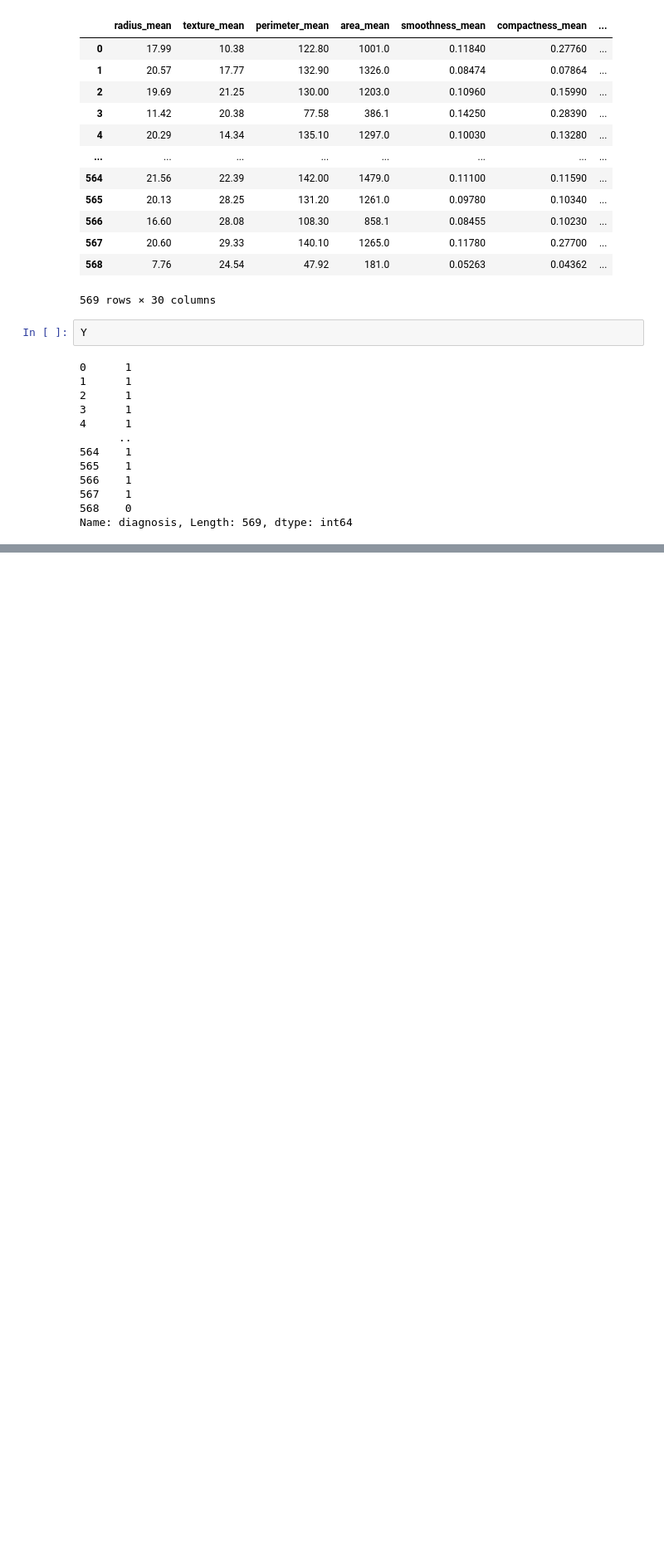
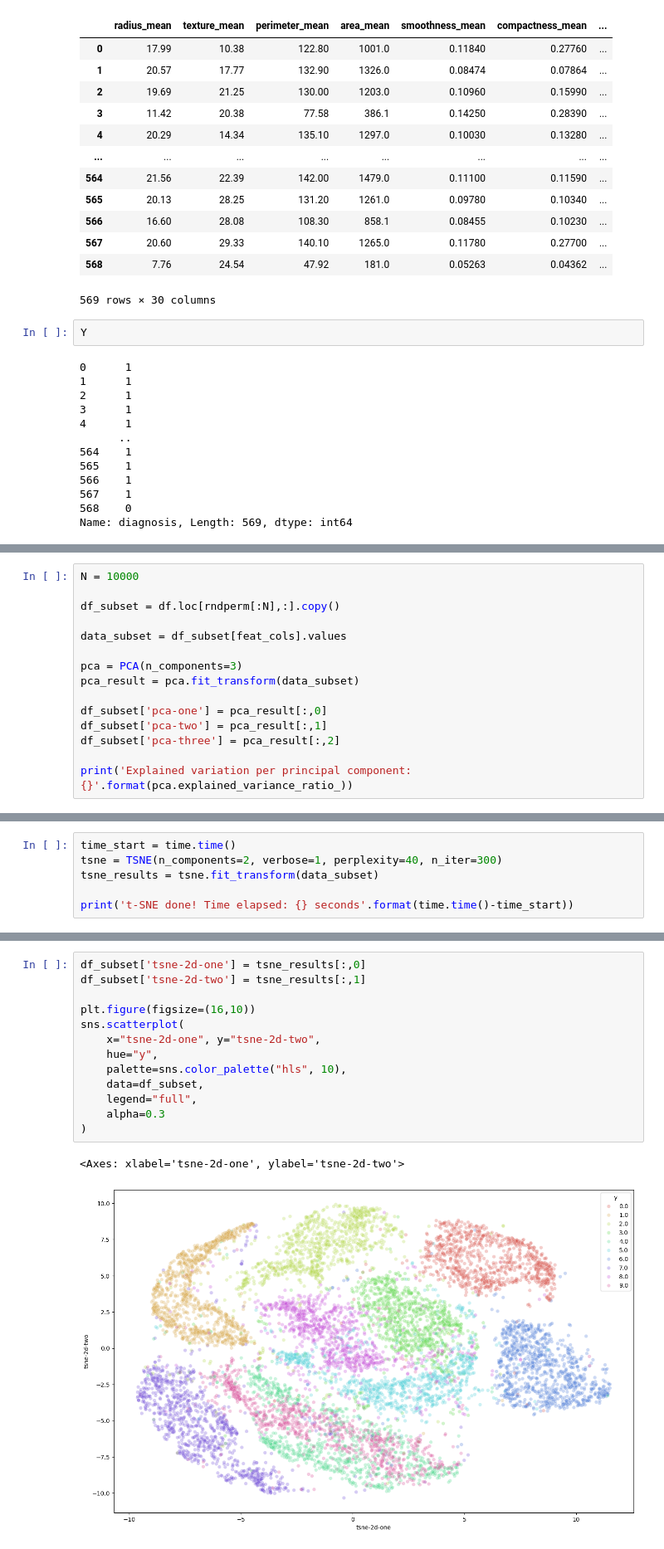
Before and after one commit to MariuszAKS/MachineLearning-JupyterNotebooks, a Jupyter notebook: DimensionReduction.ipynb, the cells around one changed output, grey strips where cells are left out. Shown at 83% size. Drawn from its saved outputs; the diff is of its cells as text; blank space fills up the shorter version.

```diff
--- a/DimensionReduction.ipynb
+++ b/DimensionReduction.ipynb
@@ -144,0 +212,15 @@ array([[   0.        ,  341.73026209,  376.45576488, ...,  914.6951486 ,
+# %%
+N = 10000
+
+df_subset = df.loc[rndperm[:N],:].copy()
+
+data_subset = df_subset[feat_cols].values
+
+pca = PCA(n_components=3)
+pca_result = pca.fit_transform(data_subset)
+
+df_subset['pca-one'] = pca_result[:,0]
+df_subset['pca-two'] = pca_result[:,1]
+df_subset['pca-three'] = pca_result[:,2]
+
+print('Explained variation per principal component: {}'.format(pca.explained_variance_ratio_))
@@ -144,0 +229,6 @@ array([[   0.        ,  341.73026209,  376.45576488, ...,  914.6951486 ,
+# %%
+time_start = time.time()
+tsne = TSNE(n_components=2, verbose=1, perplexity=40, n_iter=300)
+tsne_results = tsne.fit_transform(data_subset)
+
+print('t-SNE done! Time elapsed: {} seconds'.format(time.time()-time_start))
@@ -144,0 +253,16 @@ array([[   0.        ,  341.73026209,  376.45576488, ...,  914.6951486 ,
+# %%
+df_subset['tsne-2d-one'] = tsne_results[:,0]
+df_subset['tsne-2d-two'] = tsne_results[:,1]
+
+plt.figure(figsize=(16,10))
+sns.scatterplot(
+    x="tsne-2d-one", y="tsne-2d-two",
+    hue="y",
+    palette=sns.color_palette("hls", 10),
+    data=df_subset,
+    legend="full",
+    alpha=0.3
+)
+# %% [output]
+<Axes: xlabel='tsne-2d-one', ylabel='tsne-2d-two'>
+[figure, added]
```
Also changed, not shown: parts of 9 cells of this notebook.
